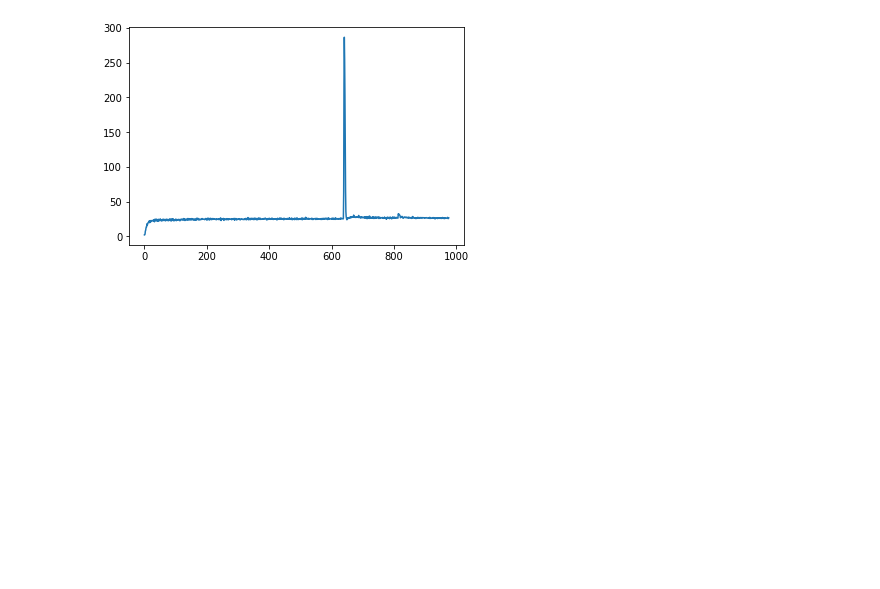
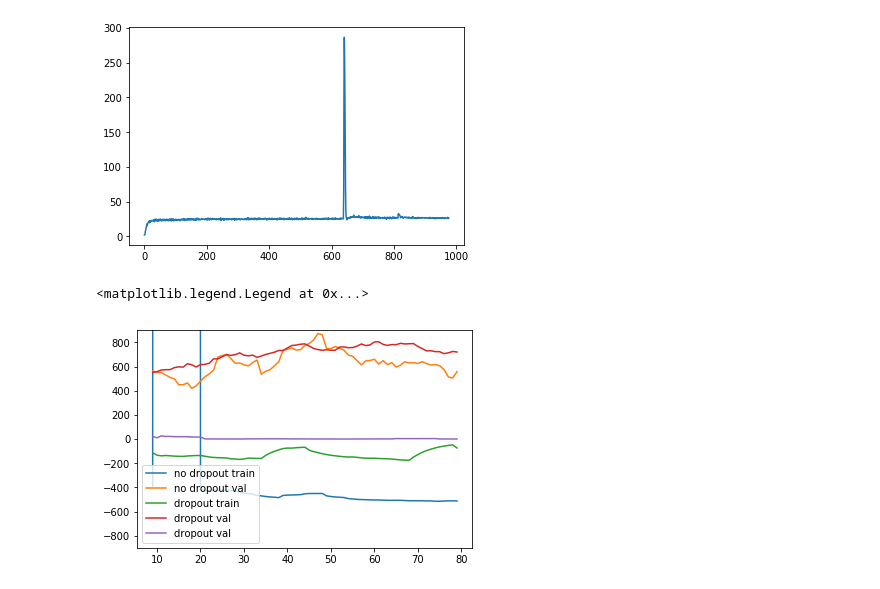
Before and after one commit to SimonTreu/sdvae, a Jupyter notebook: loss.ipynb, the cells around one changed output. Saved outputs shown, nothing was run; the diff lists cells and outputs as text; code cells hidden in the pictures; blank space fills up the shorter version.

```diff
--- a/loss.ipynb
+++ b/loss.ipynb
@@ -33,3 +33,21 @@ loss['kl'].plot()
 # %% [output]
 <matplotlib.axes._subplots.AxesSubplot at 0x...>
 [figure]
+# %%
+loss_no_dropout = pd.read_csv('http://www.pik-potsdam.de/~sitreu/edvae/vae_12_23_no_dropout/vae_12_23_no_dropout/eval.csv', delimiter=',')
+loss_dropout = pd.read_csv('http://www.pik-potsdam.de/~sitreu/edvae/vae_12_23/vae_12_23/eval.csv', delimiter=',')
+loss_01_02_no_dropout = pd.read_csv('http://www.pik-potsdam.de/~sitreu/edvae/01_02_no_dropout/01_02_no_dropout/eval.csv', delimiter=',')
+# %%
+def plot_loss(file, key, label):
+    plt.plot(file[key].rolling(window=10).mean(),label=label)
+# %%
+plot_loss(file=loss_no_dropout, key='train_loss',label='no dropout train')
+plot_loss(file=loss_no_dropout, key='val_loss',label='no dropout val')
+plot_loss(file=loss_dropout, key='train_loss',label='dropout train')
+plot_loss(file=loss_dropout, key='val_loss',label='dropout val')
+plot_loss(file=loss_dropout, key='val_cycle_loss',label='dropout val')
+plt.ylim([-900,900])
+plt.legend()
+# %% [output]
+<matplotlib.legend.Legend at 0x...>
+[figure, added]
```
Also changed, not shown: parts of 2 cells of this notebook, 2 other files.
